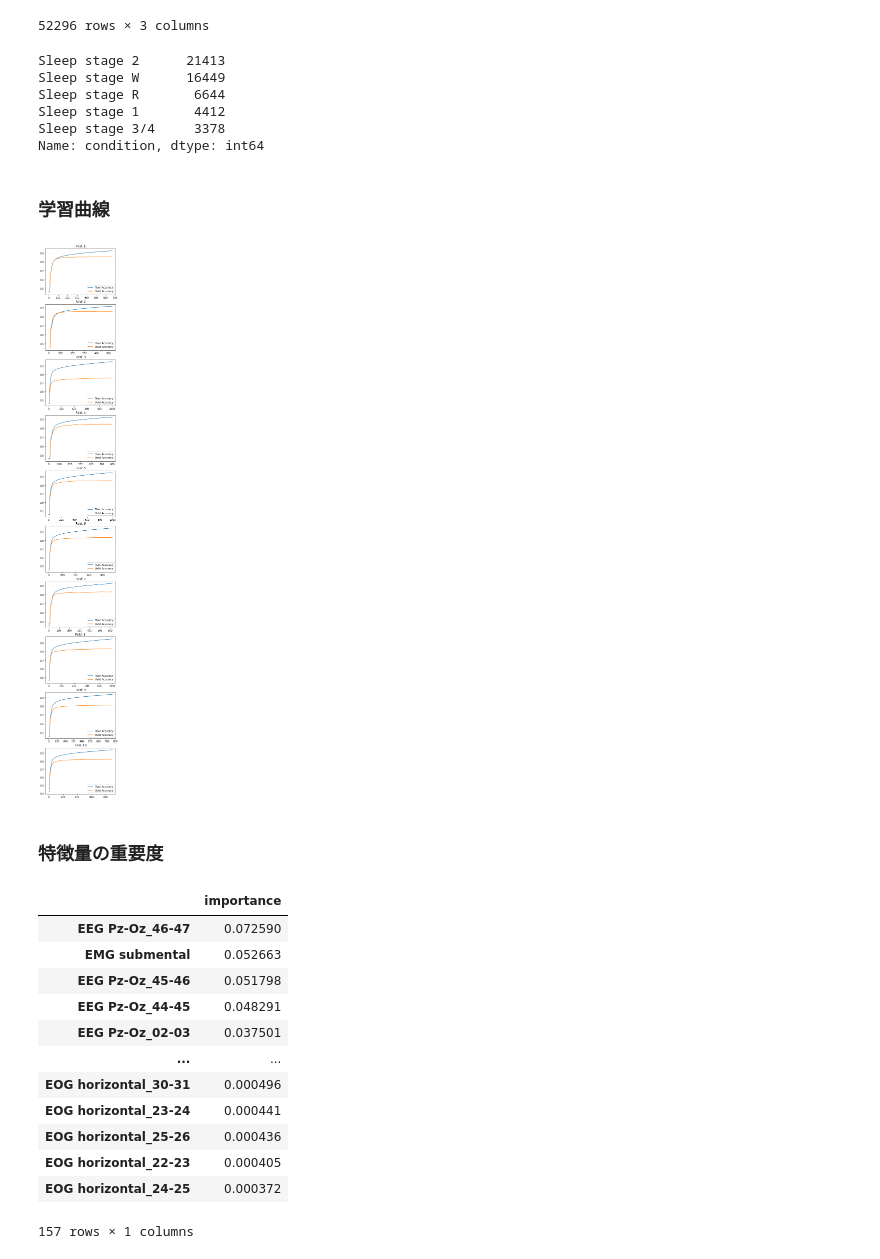
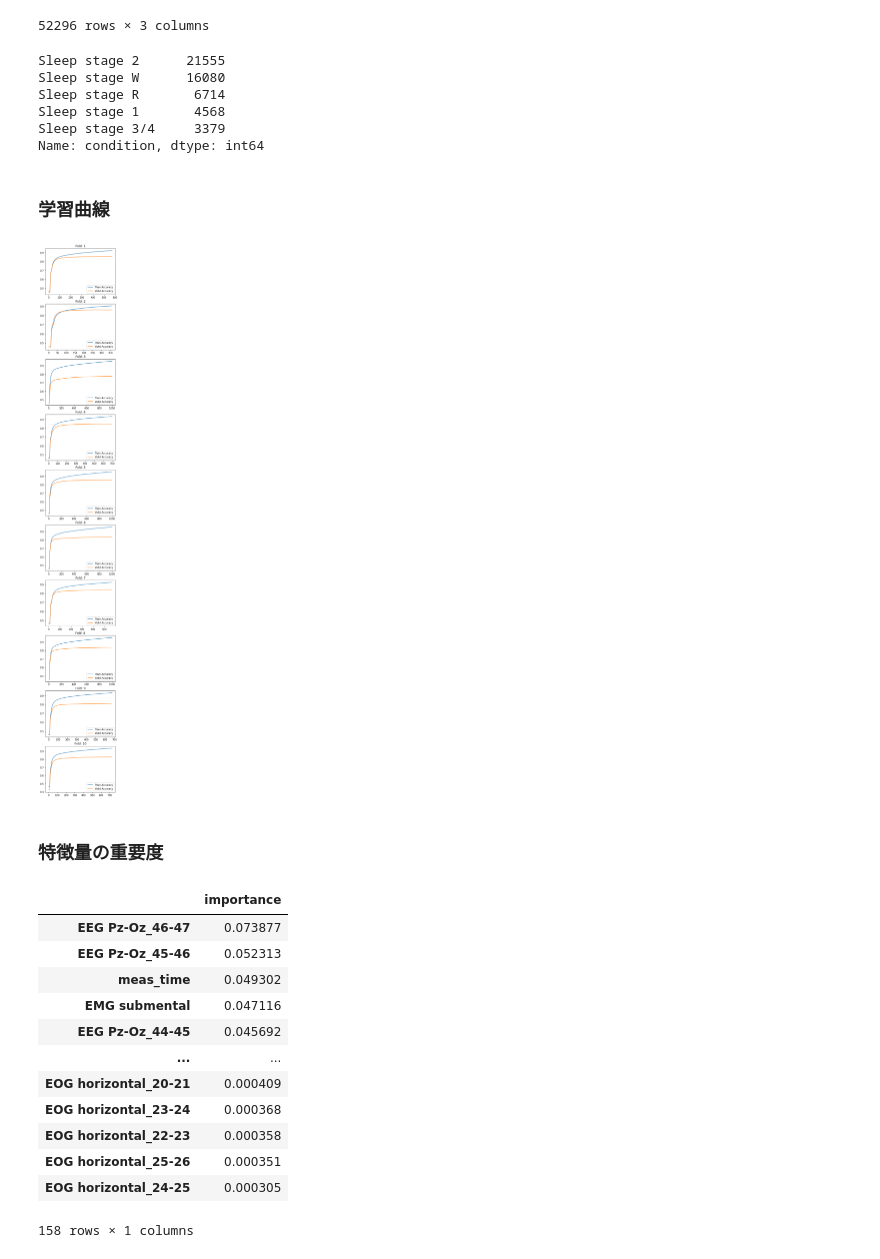
Before and after one commit to Sato-Daichi/Sleep_Stage_Detection, a Jupyter notebook: notebooks/tabular.ipynb, the cells around one changed output. Drawn from its saved outputs; the diff is of its cells as text; code cells hidden in the pictures.

```diff
--- a/notebooks/tabular.ipynb
+++ b/notebooks/tabular.ipynb
@@ -44,7 +46,9 @@ def power_band(epochs):
         for j in range(int(freqs[-1])):
             psds_band_mean = psds[:, i, (freqs >= j) & (freqs < j+1)].mean(axis=-1)
             X.append(psds_band_mean.reshape(len(psds), -1))
-    return np.concatenate(X, axis=1)
+    df = pd.DataFrame(np.concatenate(X, axis=1))
+    df.columns = [f"{channel}_{str(i).zfill(2)}-{str(i+1).zfill(2)}" for channel in channels for i in range(50)]
+    return df
 # %%
 train_df = []
 for epoch in tqdm(train_epochs):
@@ -54,7 +58,7 @@ for epoch in tqdm(train_epochs):
     sub_df = epoch_to_sub_df(epoch_df, epoch.info["temp"]["id"], is_train=True)
 
     # パワースペクトル密度計算
-    feature_df = pd.DataFrame(power_band(epoch))
+    feature_df = power_band(epoch)
 
     _df = pd.concat([sub_df, feature_df], axis=1)
     # 必要ないラベルがある場合は除外する
@@ -98,6 +102,13 @@ test_df = pd.concat(test_df)
 sex_map = {"male": 0, "female": 1}
 train_df["sex"] = train_df["sex"].map(sex_map)
 test_df["sex"] = test_df["sex"].map(sex_map)
+# %%
+# 時間を分に変換
+def get_minutes(df):
+    return df["meas_time"].dt.hour * 60 + df["meas_time"].dt.minute
+
+train_df["meas_time"] = get_minutes(train_df)
+test_df["meas_time"] = get_minutes(test_df)
 # %% [markdown]
 ### __学習__
 
@@ -117,9 +128,9 @@ def custom_accuracy(y_pred, data):
     accuracy = accuracy_score(y_true, y_pred)
     return 'accuracy', accuracy, True
 # %%
-X = train_df.drop(columns=["id", "meas_time", "condition"])
+X = train_df.drop(columns=["id", "condition"])
 y = train_df["condition"]
-X_test = test_df.drop(columns=["id", "meas_time"])
+X_test = test_df.drop(columns=["id"])
 
 SEED = 42
 N_SPLITS = 10
@@ -233,11 +244,11 @@ sample_submission_df
 # %%
 sample_submission_df["condition"].value_counts()
 # %% [output]
-Sleep stage 2      21413
-Sleep stage W      16449
-Sleep stage R       6644
-Sleep stage 1       4412
-Sleep stage 3/4     3378
+Sleep stage 2      21555
+Sleep stage W      16080
+Sleep stage R       6714
+Sleep stage 1       4568
+Sleep stage 3/4     3379
 Name: condition, dtype: int64
 # %% [markdown]
 ### __学習曲線__
@@ -252,30 +263,30 @@ for fold in range(N_SPLITS):
     plt.legend()
 plt.show()
 # %% [output]
-[figure, old version]
+[figure, new version]
 # %% [markdown]
 ### __特徴量の重要度__
 # %%
 importance = pd.DataFrame(np.mean([models[i].feature_importance(importance_type='gain') for i in range(N_SPLITS)], axis=0))
-importance.index = ["Resp oro-nasal", "EMG submental", "Temp rectal", "Event marker", "night", "age", "sex"] + [f"{channel}_{str(i).zfill(2)}-{str(i+1).zfill(2)}" for channel in ["EEG Fpz-Cz", "EEG Pz-Oz", "EOG horizontal"] for i in range(50)]
 importance.columns = ['importance']
+importance.index = X.columns
 importance = importance.sort_values('importance', ascending=False)
 importance /= importance["importance"].sum()
 importance
 # %% [output]
 |  | importance |
-| EEG Pz-Oz_46-47 | 0.072590 |
-| EMG submental | 0.052663 |
-| EEG Pz-Oz_45-46 | 0.051798 |
-| EEG Pz-Oz_44-45 | 0.048291 |
-| EEG Pz-Oz_02-03 | 0.037501 |
+| EEG Pz-Oz_46-47 | 0.073877 |
+| EEG Pz-Oz_45-46 | 0.052313 |
+| meas_time | 0.049302 |
+| EMG submental | 0.047116 |
+| EEG Pz-Oz_44-45 | 0.045692 |
 | ... | ... |
-| EOG horizontal_30-31 | 0.000496 |
-| EOG horizontal_23-24 | 0.000441 |
-| EOG horizontal_25-26 | 0.000436 |
-| EOG horizontal_22-23 | 0.000405 |
-| EOG horizontal_24-25 | 0.000372 |
+| EOG horizontal_20-21 | 0.000409 |
+| EOG horizontal_23-24 | 0.000368 |
+| EOG horizontal_22-23 | 0.000358 |
+| EOG horizontal_25-26 | 0.000351 |
+| EOG horizontal_24-25 | 0.000305 |
-157 rows × 1 columns
+158 rows × 1 columns
 # %%
 # 特徴量の重要度を可視化
 plt.figure(figsize=(8, 40))
```
Also changed, not shown: parts of 5 cells of this notebook, 3 other files.
